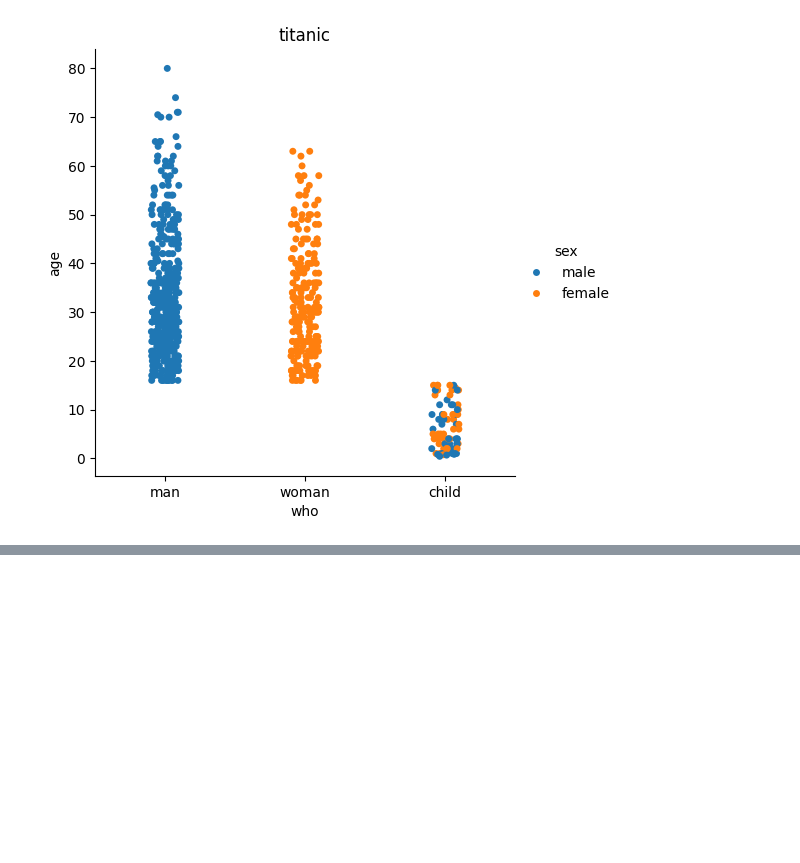
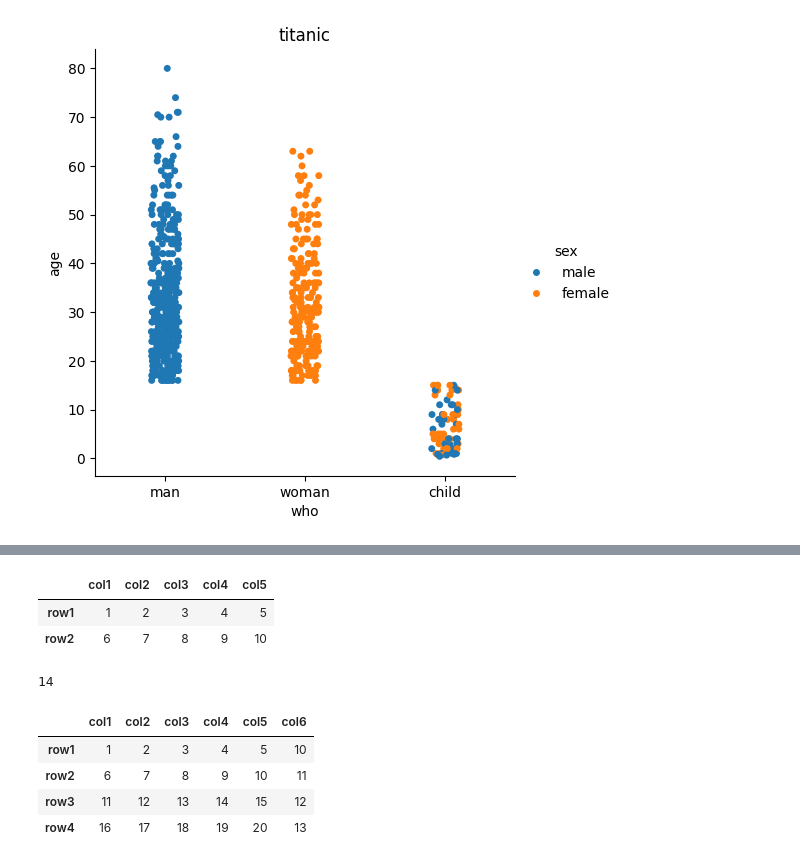
Before and after one commit to ThunderboltGM/Technical-session, a Jupyter notebook: Day-1.ipynb, the cells around one changed output, grey strips where cells are left out. Drawn from its saved outputs; the diff is of its cells as text; code cells hidden in the pictures; blank space fills up the shorter version.

Commit message:
updated the dataframe module

```diff
--- a/Day-1.ipynb
+++ b/Day-1.ipynb
@@ -204,0 +213,21 @@ plt.show()
+# %%
+df1.loc[['row1','row2']]
+# %% [output]
+|  | col1 | col2 | col3 | col4 | col5 |
+| row1 | 1 | 2 | 3 | 4 | 5 |
+| row2 | 6 | 7 | 8 | 9 | 10 |
+# %%
+df1.iloc[2,3]
+# %% [output]
+14
+# %%
+#add new column in the existing dataset
+df1['col6'] = [10,11,12,13]
+# %%
+df1
+# %% [output]
+|  | col1 | col2 | col3 | col4 | col5 | col6 |
+| row1 | 1 | 2 | 3 | 4 | 5 | 10 |
+| row2 | 6 | 7 | 8 | 9 | 10 | 11 |
+| row3 | 11 | 12 | 13 | 14 | 15 | 12 |
+| row4 | 16 | 17 | 18 | 19 | 20 | 13 |
```
Also changed, not shown: parts of 4 cells of this notebook.
